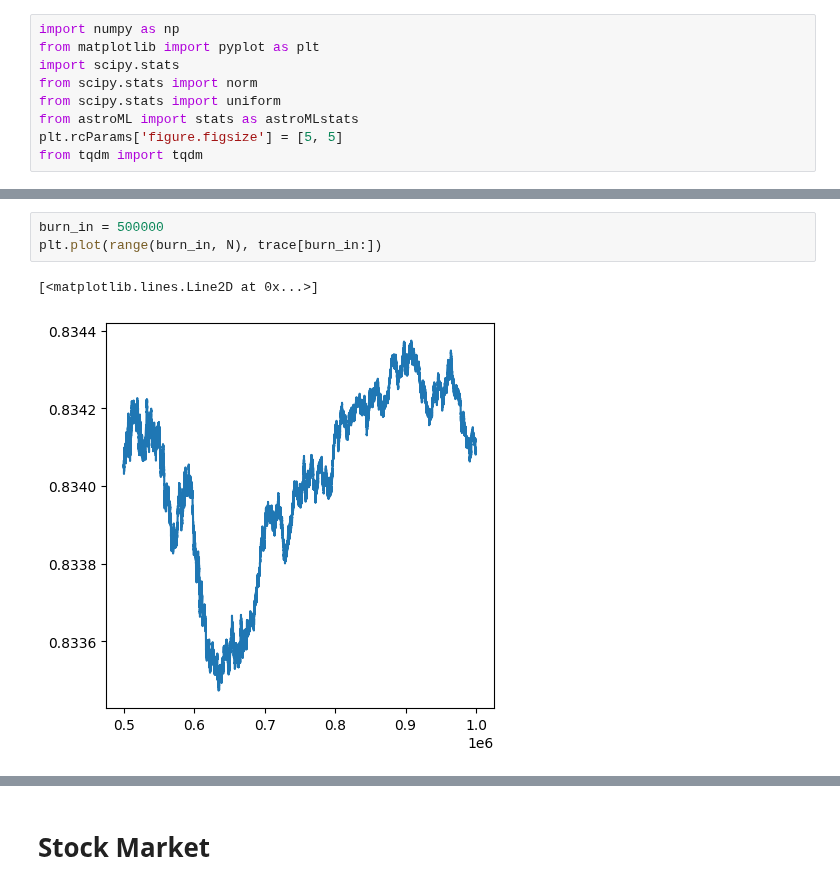
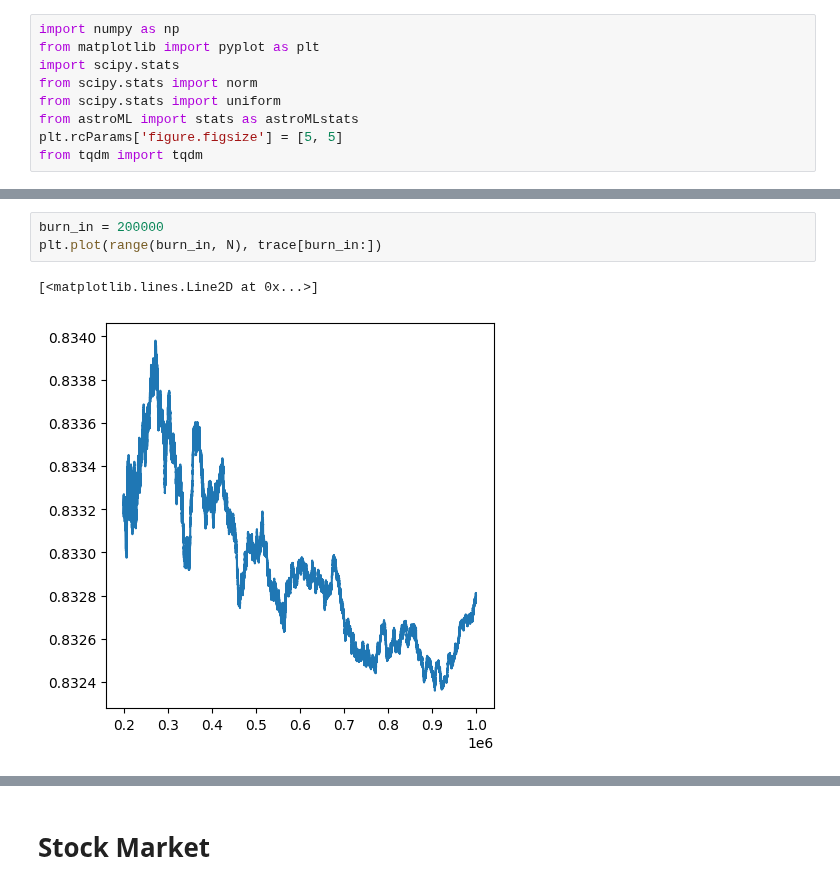
Before and after one commit to EdoSanto/astrostatistics_bicocca_2024, a Jupyter notebook: working/L10 - Planning a telescope observation.ipynb, the cells around one changed output, grey strips where cells are left out. Cells and saved outputs as stored; diff of their text form.

```diff
--- a/working/L10 - Planning a telescope observation.ipynb
+++ b/working/L10 - Planning a telescope observation.ipynb
@@ -56,9 +56,9 @@ Sunny days = 83.4089%
 # %%
-burn_in = 500000
+burn_in = 200000
 plt.plot(range(burn_in, N), trace[burn_in:])
 # %% [output]
 [<matplotlib.lines.Line2D at 0x...>]
-[figure, old version]
+[figure, new version]
 # %%
 plt.hist(trace[burn_in:], bins = int(np.sqrt(len(trace[burn_in:]))), density = True)
 
```
Also changed, not shown: parts of 5 cells of this notebook, 2 other files.
